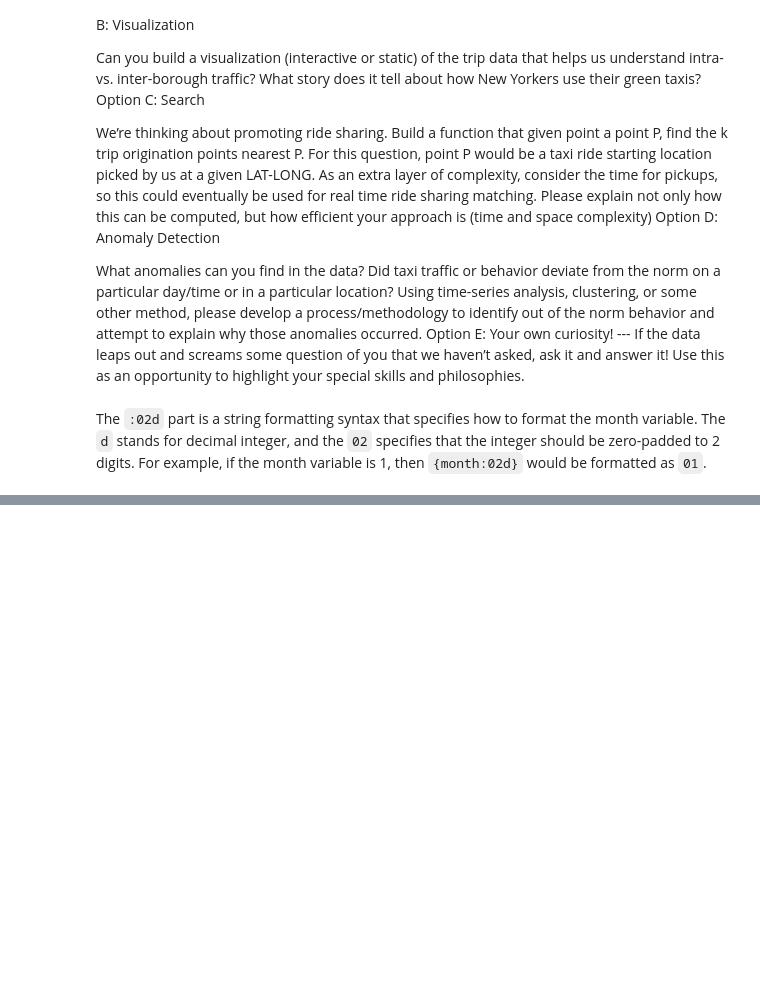
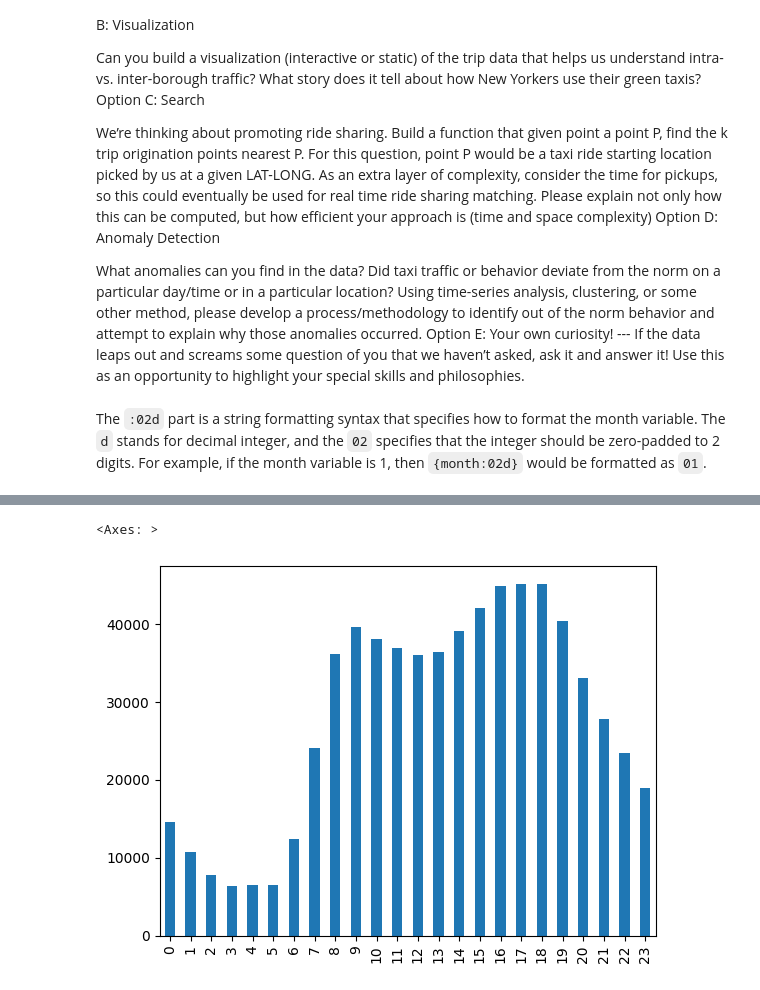
Before and after one commit to Rhys-McAlister/NYC-Taxi-Trip-Duration, a Jupyter notebook: strata_taxi_project.ipynb, the cells around one changed output, grey strips where cells are left out. Cells and saved outputs as stored; diff of their text form; code cells hidden in the pictures; blank space fills up the shorter version.

```diff
--- a/strata_taxi_project.ipynb
+++ b/strata_taxi_project.ipynb
@@ -50,0 +107,8 @@ df = read_taxi_data(2019, 1)
+# %%
+# create an hour_of_day column
+df['hour_of_day'] = df['lpep_pickup_datetime'].dt.hour
+# %%
+df.hour_of_day.value_counts().sort_index().plot.bar()
+# %% [output]
+<Axes: >
+[figure, added]
```
Also changed, not shown: parts of 9 cells of this notebook.
